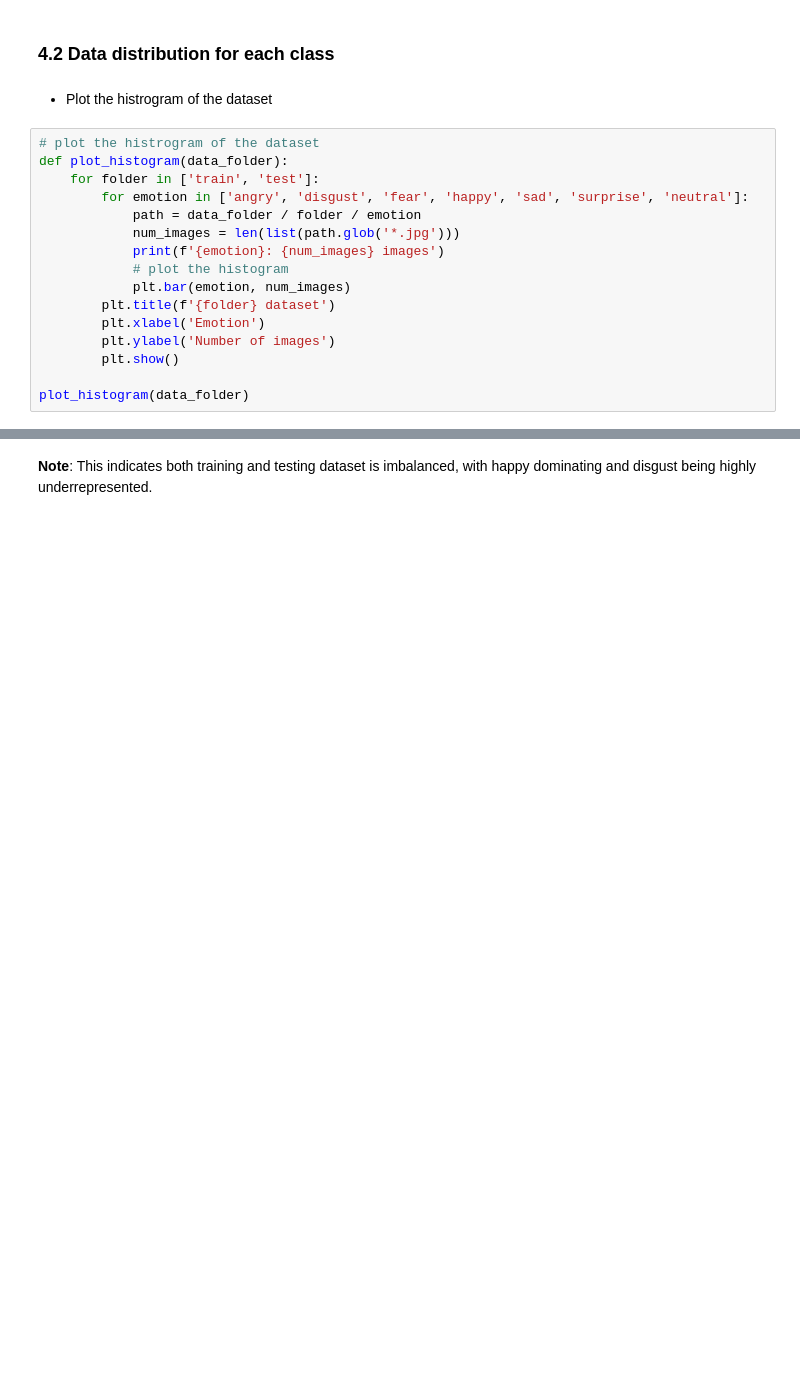
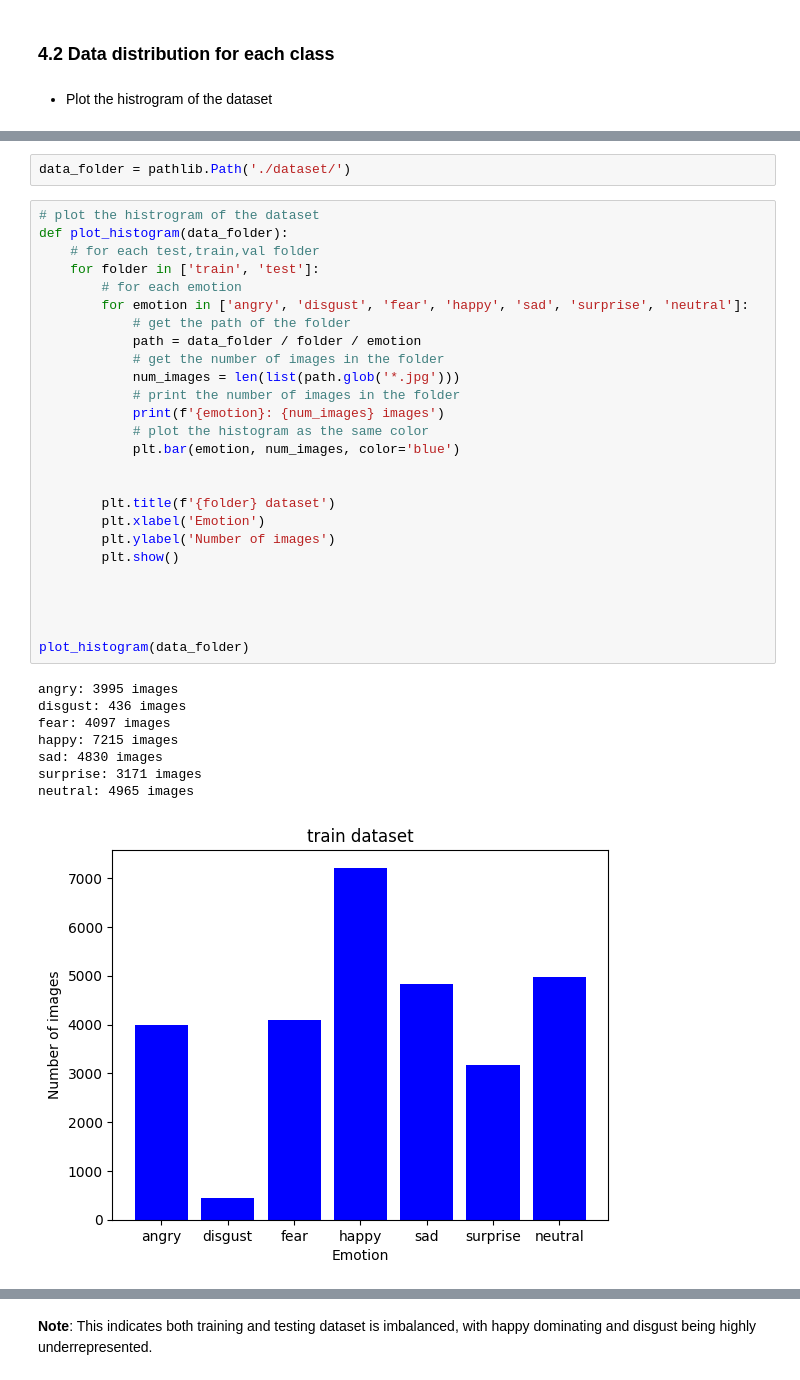
Before and after one commit to yceugene/CSCN8010_DL_Proj, a Jupyter notebook: final_report.ipynb, the cells around one changed output, grey strips where cells are left out. Cells and saved outputs as stored; diff of their text form; blank space fills up the shorter version.

Commit message:
update histogram

```diff
--- a/final_report.ipynb
+++ b/final_report.ipynb
@@ -87,19 +87,3 @@ We use [ResEmoteNet: Bridging Accuracy and Loss Reduction in Facial Emotion Reco
 ### 4.2 Data distribution for each class
 # %% [markdown]
 - Plot the histrogram of the dataset
-# %%
-# plot the histrogram of the dataset
-def plot_histogram(data_folder):
-    for folder in ['train', 'test']:
-        for emotion in ['angry', 'disgust', 'fear', 'happy', 'sad', 'surprise', 'neutral']:
-            path = data_folder / folder / emotion
-            num_images = len(list(path.glob('*.jpg')))
-            print(f'{emotion}: {num_images} images')
-            # plot the histogram
-            plt.bar(emotion, num_images)
-        plt.title(f'{folder} dataset')
-        plt.xlabel('Emotion')
-        plt.ylabel('Number of images')
-        plt.show()
-
-plot_histogram(data_folder)
@@ -122,0 +90,37 @@ neutral: 1233 images
+# %%
+data_folder = pathlib.Path('./dataset/')
+# %%
+# plot the histrogram of the dataset
+def plot_histogram(data_folder):
+    # for each test,train,val folder
+    for folder in ['train', 'test']:
+        # for each emotion
+        for emotion in ['angry', 'disgust', 'fear', 'happy', 'sad', 'surprise', 'neutral']:
+            # get the path of the folder
+            path = data_folder / folder / emotion
+            # get the number of images in the folder
+            num_images = len(list(path.glob('*.jpg')))
+            # print the number of images in the folder
+            print(f'{emotion}: {num_images} images')
+            # plot the histogram as the same color
+            plt.bar(emotion, num_images, color='blue')
+
+
+        plt.title(f'{folder} dataset')
+        plt.xlabel('Emotion')
+        plt.ylabel('Number of images')
+        plt.show()
+
+
+
+
+plot_histogram(data_folder)
+# %% [output]
+angry: 3995 images
+disgust: 436 images
+fear: 4097 images
+happy: 7215 images
+sad: 4830 images
+surprise: 3171 images
+neutral: 4965 images
+[figure, added]
```
Also changed, not shown: parts of 2 cells of this notebook, 1 other file.
